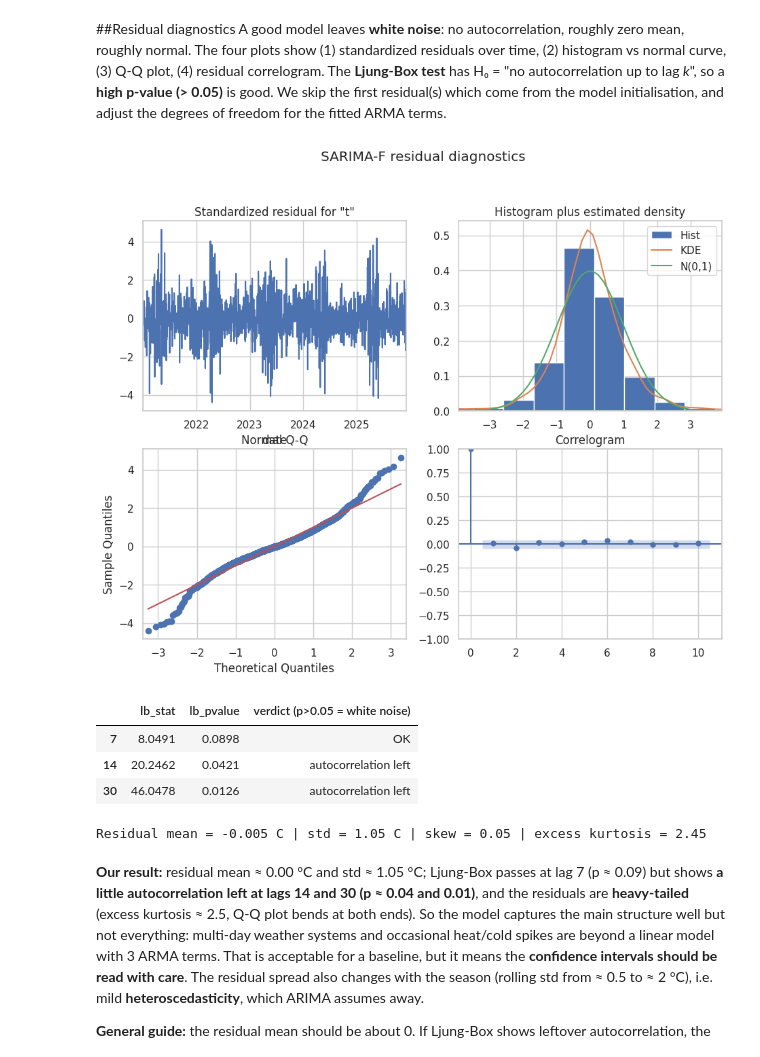
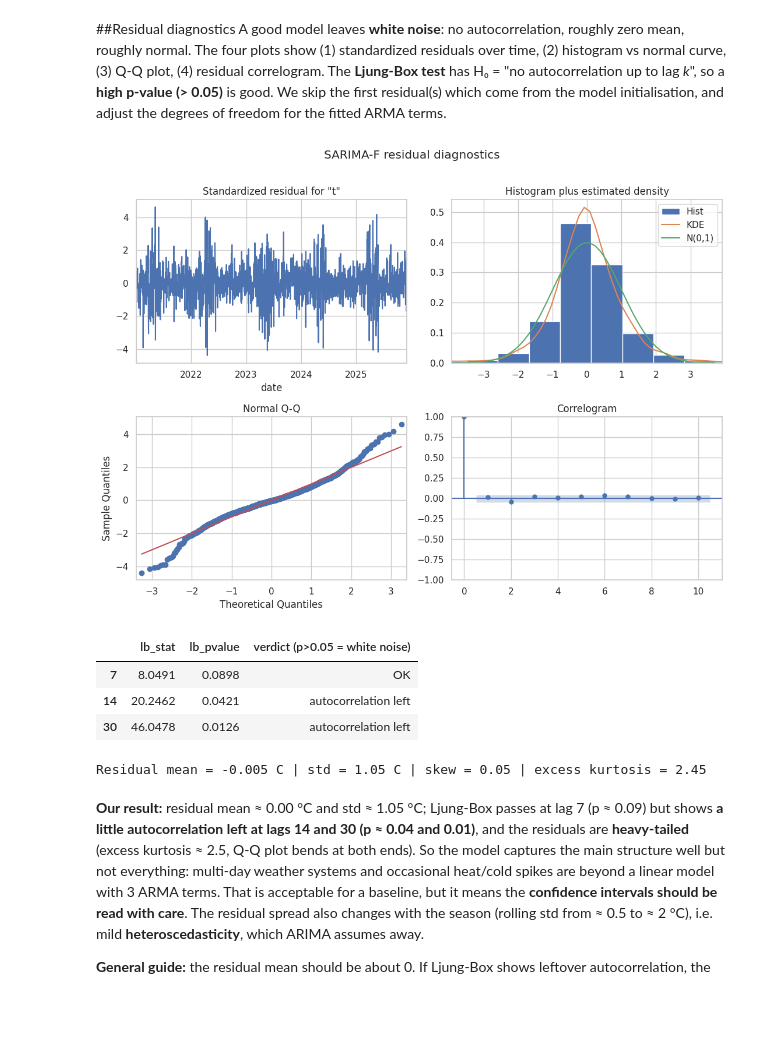
Before and after one commit to Sukii-1-1/NASA_WEATHER, a Jupyter notebook: Task5_Forecasting.ipynb, the cells around one changed output. Drawn from its saved outputs; the diff is of its cells as text; code cells hidden in the pictures; blank space fills up the shorter version.

```diff
--- a/Task5_Forecasting.ipynb
+++ b/Task5_Forecasting.ipynb
@@ -528,16 +528,17 @@ Seasonal term: amplitude = 7.4 C (peak-to-peak swing = 14.8 C), warmest day of t
 A good model leaves **white noise**: no autocorrelation, roughly zero mean, roughly normal. The four plots show (1) standardized residuals over time, (2) histogram vs normal curve, (3) Q-Q plot, (4) residual correlogram. The **Ljung-Box test** has H₀ = "no autocorrelation up to lag *k*", so a **high p-value (> 0.05)** is good. We skip the first residual(s) which come from the model initialisation, and adjust the degrees of freedom for the fitted ARMA terms.
 # %%
 fig = sarima.plot_diagnostics(figsize=(11, 8)); fig.suptitle("SARIMA-F residual diagnostics", y=1.01)
+fig.tight_layout()
 savefig("05_sarima_diagnostics.png"); plt.show()
 
 p_, d_, q_ = BEST_ORDER
 resid = sarima.resid.iloc[max(d_, 1):]
 lb = acorr_ljungbox(resid, lags=[7, 14, 30], model_df=p_ + q_, return_df=True)
 lb["verdict (p>0.05 = white noise)"] = np.where(lb["lb_pvalue"] > 0.05, "OK", "autocorrelation left")
 display(lb.round(4))
 print(f"Residual mean = {resid.mean():.3f} C | std = {resid.std():.2f} C | skew = {stats.skew(resid):.2f} | excess kurtosis = {stats.kurtosis(resid):.2f}")
 # %% [output]
-[figure, old version]
+[figure, new version]
 |  | lb_stat | lb_pvalue | verdict (p>0.05 = white noise) |
 | 7 | 8.0491 | 0.0898 | OK |
 | 14 | 20.2462 | 0.0421 | autocorrelation left |
```
Also changed, not shown: parts of 3 cells of this notebook, 1 other file.
